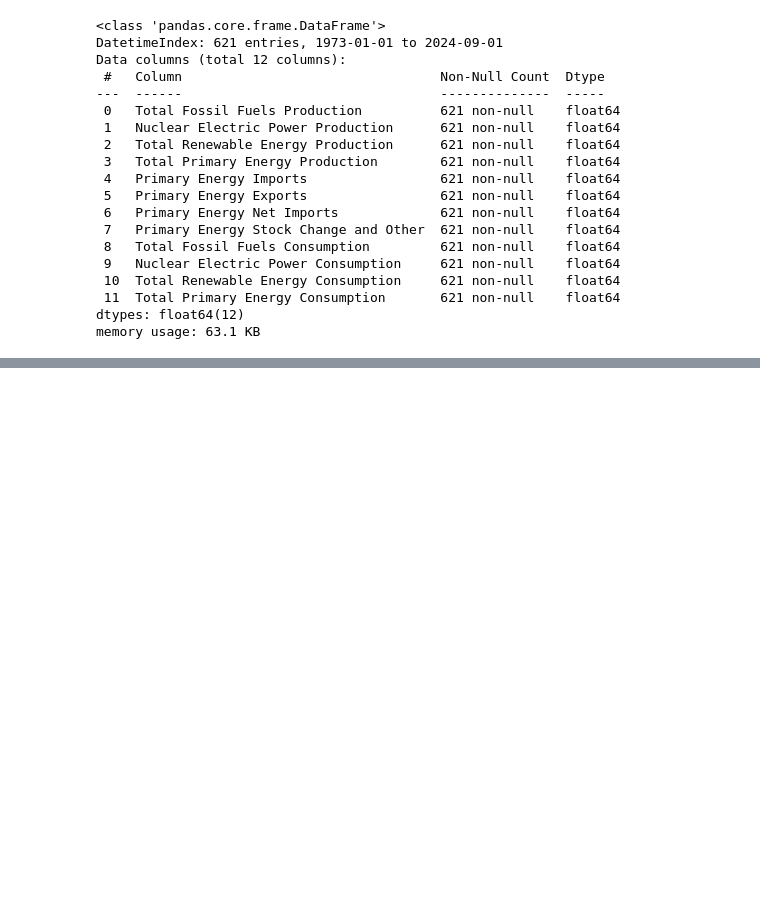
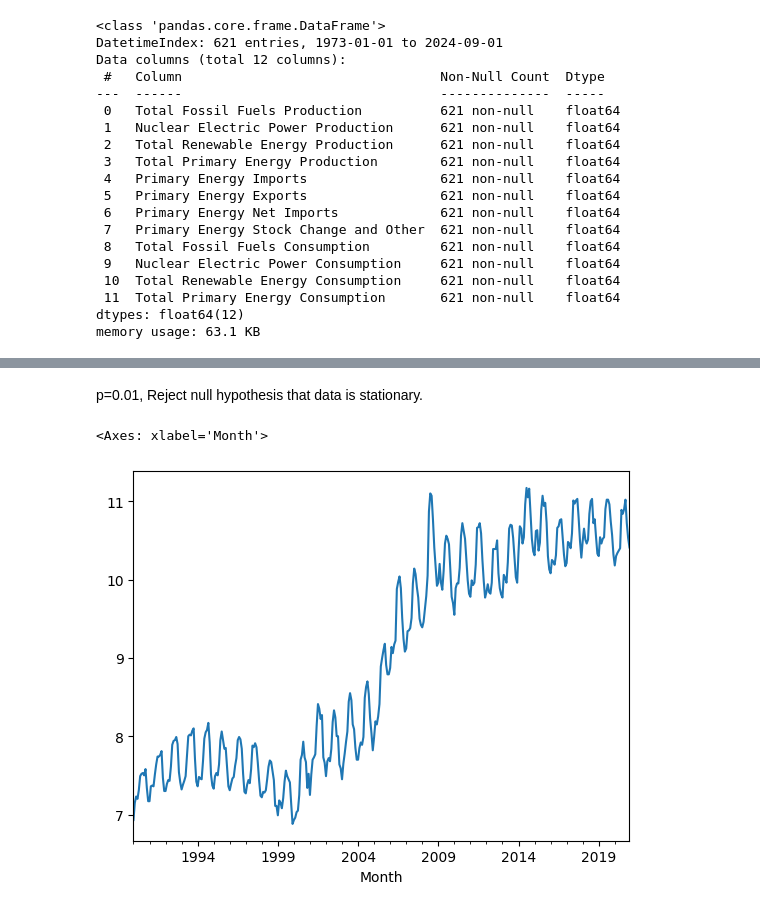
Before and after one commit to bktakacs/springboard_dsc_capstone3, a Jupyter notebook: first.ipynb, the cells around one changed output, grey strips where cells are left out. Saved outputs shown, nothing was run; the diff lists cells and outputs as text; code cells hidden in the pictures; blank space fills up the shorter version.

```diff
--- a/first.ipynb
+++ b/first.ipynb
@@ -87,0 +227,7 @@ memory usage: 63.1 KB
+# %% [markdown]
+p=0.01, Reject null hypothesis that data is stationary.
+# %%
+y.plot()
+# %% [output]
+<Axes: xlabel='Month'>
+[figure, added]
```
Also changed, not shown: parts of 26 cells of this notebook.
